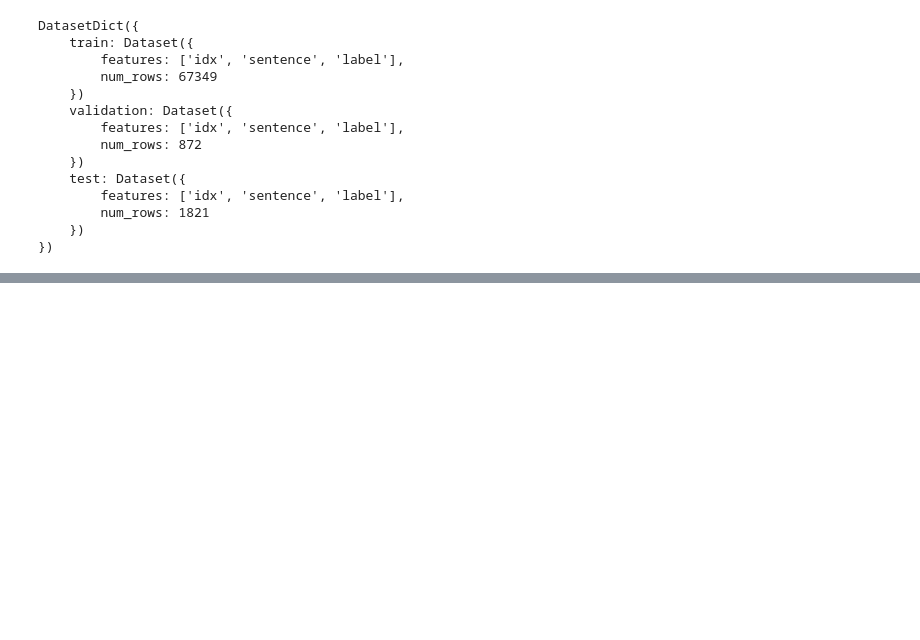
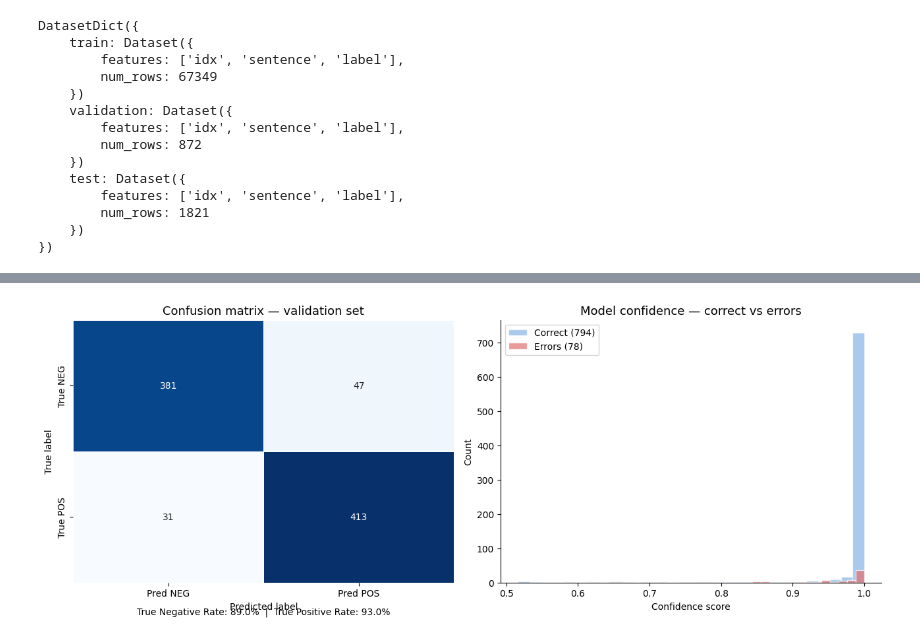
Before and after one commit to Pragyansh-V/hf-sentiment-audit, a Jupyter notebook: audit.ipynb, the cells around one changed output, grey strips where cells are left out. Cells and saved outputs as stored; diff of their text form; code cells hidden in the pictures; blank space fills up the shorter version.

```diff
--- a/audit.ipynb
+++ b/audit.ipynb
@@ -54,0 +162,20 @@ train_df.head()
+# %%
+# Cell 7 — Load sentiment analysis pipeline
+from transformers import pipeline
+import torch
+
+device = 0 if torch.backends.mps.is_available() else -1
+
+print("Loading model...")
+sentiment = pipeline(
+    "text-classification",
+    model="distilbert-base-uncased-finetuned-sst-2-english",
+    device=device
+)
+print("Model loaded.")
+
+# Test it on one sentence first
+test_sentence = "This film was an absolute masterpiece"
+result = sentiment(test_sentence)
+print(f"\nTest: '{test_sentence}'")
+print(f"Result: {result}")
@@ -54,0 +260,41 @@ train_df.head()
+# %%
+# Cell 10 — Confusion matrix + confidence distribution
+from sklearn.metrics import confusion_matrix
+import numpy as np
+
+fig, axes = plt.subplots(1, 2, figsize=(13, 5))
+
+# --- Confusion matrix ---
+cm = confusion_matrix(val_df["label"], val_df["pred_label"])
+sns.heatmap(cm, annot=True, fmt="d", cmap="Blues", ax=axes[0],
+            xticklabels=["Pred NEG", "Pred POS"],
+            yticklabels=["True NEG", "True POS"],
+            linewidths=0.5, cbar=False)
+axes[0].set_title("Confusion matrix — validation set", fontsize=13)
+axes[0].set_ylabel("True label")
+axes[0].set_xlabel("Predicted label")
+
+# Annotate with rates
+total_neg = cm[0].sum()
+total_pos = cm[1].sum()
+axes[0].text(0.5, -0.12,
+    f"True Negative Rate: {cm[0,0]/total_neg:.1%}  |  "
+    f"True Positive Rate: {cm[1,1]/total_pos:.1%}",
+    transform=axes[0].transAxes, ha="center", fontsize=10)
+
+# --- Confidence distribution: correct vs errors ---
+axes[1].hist(correct["pred_score"], bins=30, alpha=0.6,
+             color="#70a8e0", label=f"Correct ({len(correct)})", edgecolor="white")
+axes[1].hist(errors["pred_score"], bins=30, alpha=0.7,
+             color="#e07070", label=f"Errors ({len(errors)})", edgecolor="white")
+axes[1].set_title("Model confidence — correct vs errors", fontsize=13)
+axes[1].set_xlabel("Confidence score")
+axes[1].set_ylabel("Count")
+axes[1].legend()
+axes[1].spines[["top", "right"]].set_visible(False)
+
+plt.tight_layout()
+plt.savefig("confusion_confidence.png", dpi=150, bbox_inches="tight")
+plt.show()
+# %% [output]
+[figure, added]
```
Also changed, not shown: parts of 9 cells of this notebook.
